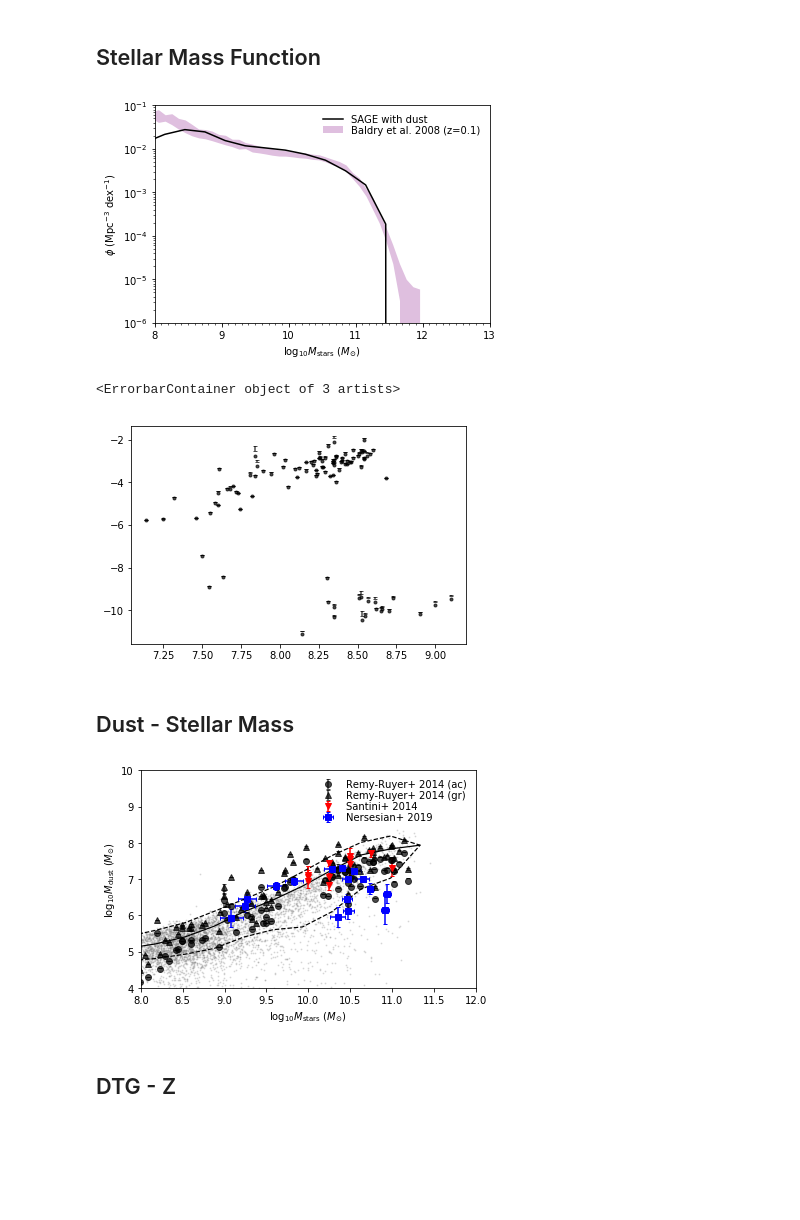
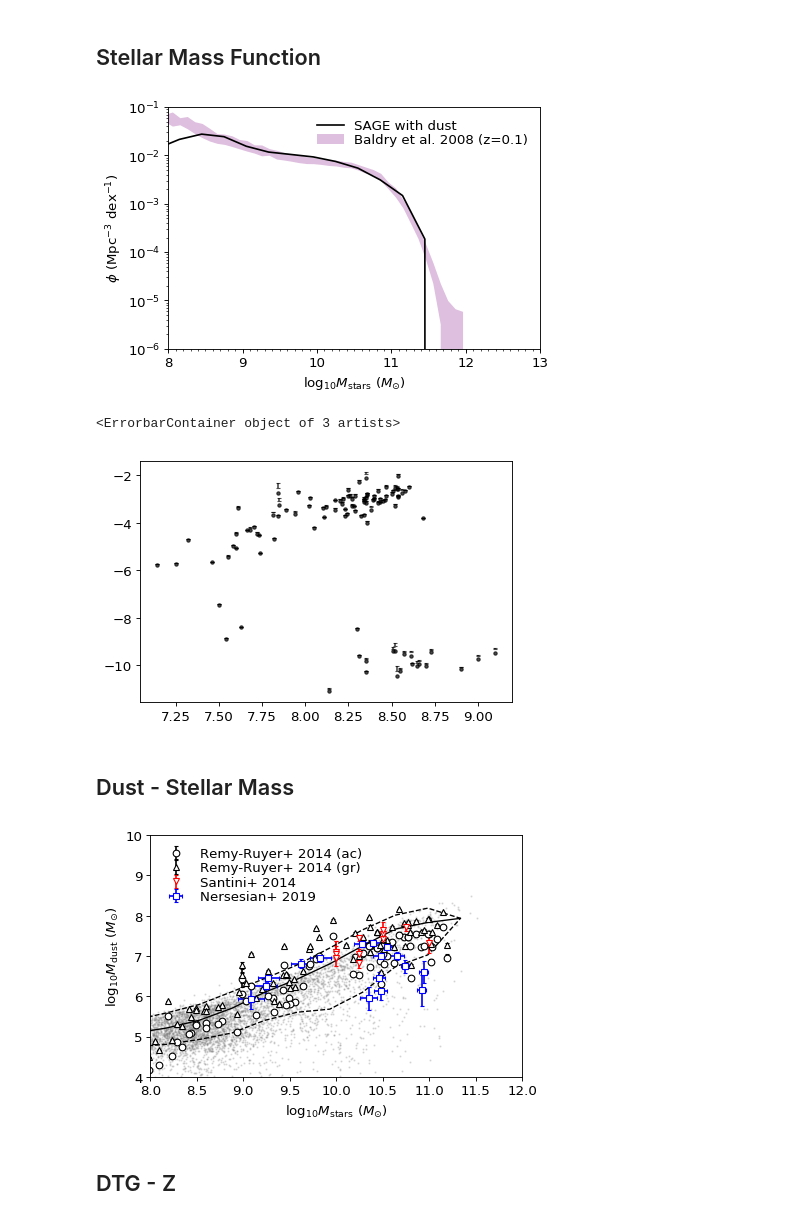
Before and after one commit to darrencroton/sage, a Jupyter notebook: analysis/allresults-new.ipynb, the cells around one changed output. Drawn from its saved outputs; the diff is of its cells as text; code cells hidden in the pictures; blank space fills up the shorter version.

```diff
--- a/analysis/allresults-new.ipynb
+++ b/analysis/allresults-new.ipynb
@@ -248,6 +246,8 @@ for i in range(len(redshift)):
 from mpl_toolkits.axes_grid1 import make_axes_locatable
 import matplotlib.pyplot as plt
 plt.rcParams['figure.dpi'] = 80
+matplotlib.rcParams.update({'errorbar.capsize': 2})
+matplotlib.rcParams.update({'font.size': 12})
 # %%
 w = np.where(np.log10(G_history[3].StellarMass * 1.e10 / Hubble_h) > 10.5 )[0]
 print((G_history[3].SfrBulge[w] + G_history[3].SfrDisk[w]) / (G_history[3].StellarMass[w] * 1.e10 /Hubble_h))
@@ -390,7 +390,7 @@ for t in leg.get_texts():  # Reduce the size of the text
 #plt.savefig('plots/SMF-new-dust-full.png')
 plt.show()
 # %% [output]
-[figure, old version]
+[figure, new version]
 # %%
 HI_rr, errHI_rr, Z_rr, H2_rr, atomic_rr, logdust_rr, logdust2_rr, dustpercent_rr, logstar_rr = np.loadtxt('remy-ruyers.txt', usecols=(1,2,3,5,6,9,7,8,10), unpack=True)
 
@@ -450,7 +450,7 @@ DTMerr_rr = np.log10((DTMerr+DTM)/DTM)
 plt.errorbar(Z_rr, DTG_rr, yerr=[DTGerr_low, DTGerr_up], fmt='k.', alpha=0.7, label='Remy-Ruyer et al. 2014')
 # %% [output]
 <ErrorbarContainer object of 3 artists>
-[figure, old version]
+[figure, new version]
 # %%
 '''
 plt.errorbar(star_rr, dust_rr, dusterr_rr, fmt='k.')
@@ -492,38 +492,38 @@ plt.scatter(mass, dust, marker='o', s=1, c='grey', alpha=0.2)
 plt.plot(bins-delta/2, median, 'k-', linewidth=1.2)
 #plt.fill_between(bins-delta/2, perc1, perc2, facecolor='b', alpha=0.2)
 plt.plot(bins-delta/2, perc1, 'k--', linewidth=1.2)
 plt.plot(bins-delta/2, perc2, 'k--', linewidth=1.2)
 
-plt.errorbar(logstar_rr, logdust_rr, yerr=[logdustlower_rr, logdustupper_rr], fmt='ko', alpha=0.7, label="Remy-Ruyer+ 2014 (ac)")
-plt.errorbar(np.log10(star_rr), np.log10(dust2_rr), np.log10((dusterr_rr + dust2_rr) / dust2_rr), fmt='k^',alpha=0.7, label="Remy-Ruyer+ 2014 (gr)")
+plt.errorbar(logstar_rr, logdust_rr, yerr=[logdustlower_rr, logdustupper_rr], fmt='ko', mfc='white', label="Remy-Ruyer+ 2014 (ac)")
+plt.errorbar(np.log10(star_rr), np.log10(dust2_rr), np.log10((dusterr_rr + dust2_rr) / dust2_rr), fmt='k^',mfc='white', label="Remy-Ruyer+ 2014 (gr)")
 
 
 #Data from Santini et al. 2014
 logmass = (10, 10, 10, 10.25, 10.25, 10.25, 10.5, 10.5, 10.5, 10.75, 11)
 logdust = (7.11, 7.06, 6.95, 6.83, 7.05, 7.44, 7.42, 7.55, 7.64, 7.71, 7.31)
 low_err = (0.15, 0.13, 0.19, 0.13, 0.08, 0.07, 0.43, 0.14, 0.06, 0.1, 0.23)
 upp_err = (0.26, 0.31, 0.3, 0.13, 0.12, 0.05, 0.07, 0.3, 0.04, 0.05, 0.26)
-plt.errorbar(logmass, logdust, yerr=np.array([low_err, upp_err]), fmt='rv', label='Santini+ 2014')
+plt.errorbar(logmass, logdust, yerr=np.array([low_err, upp_err]), fmt='rv', mfc='white', label='Santini+ 2014')
 
 #Data from Dustpedia (Nersesian et al. 2019)
 logmass = (10.92, 10.94, 10.35, 10.48, 10.46, 10.74, 10.65, 10.48, 10.55, 10.40, 10.28, 9.83, 9.62, 9.27, 9.24, 9.08)
 xerr = (0.05, 0.05, 0.09, 0.07, 0.06, 0.04, 0.08, 0.08, 0.08, 0.10, 0.09, 0.11, 0.11, 0.11, 0.12, 0.14)
 logdust = (6.15, 6.6, 5.95, 6.12, 6.46, 6.74, 7.00, 7.01, 7.23, 7.31, 7.29, 6.94, 6.81, 6.46, 6.25, 5.93)
 yerr = (0.38, 0.27, 0.28, 0.22, 0.13, 0.16, 0.09, 0.07, 0.07, 0.06, 0.07, 0.09, 0.11, 0.14, 0.17, 0.25)
-plt.errorbar(logmass, logdust, yerr=yerr, xerr=xerr, fmt='bs', label='Nersesian+ 2019')
+plt.errorbar(logmass, logdust, yerr=yerr, xerr=xerr, fmt='bs', mfc='white', label='Nersesian+ 2019')
 plt.xlim(8, 12)
 plt.ylim(4, 10)
 plt.xlabel(r'$\log_{10} M_{\mathrm{stars}}\ (M_{\odot})$')  # and the x-axis labels
 plt.ylabel(r'$\log_{10} M_{\mathrm{dust}}\ (M_{\odot})$')  # and the x-axis labels
 
 leg = plt.legend(loc=0, numpoints=1, labelspacing=0.1)
 leg.draw_frame(False)  # Don't want a box frame
 for t in leg.get_texts():  # Reduce the size of the text
     t.set_fontsize('medium')
 
 #plt.savefig('plots/dust-mass-new-dust.png')
 # %% [output]
-[figure, old version]
+[figure, new version]
 # %% [markdown]
 ## DTG - Z
 # %%
```
Also changed, not shown: parts of 13 cells of this notebook.
